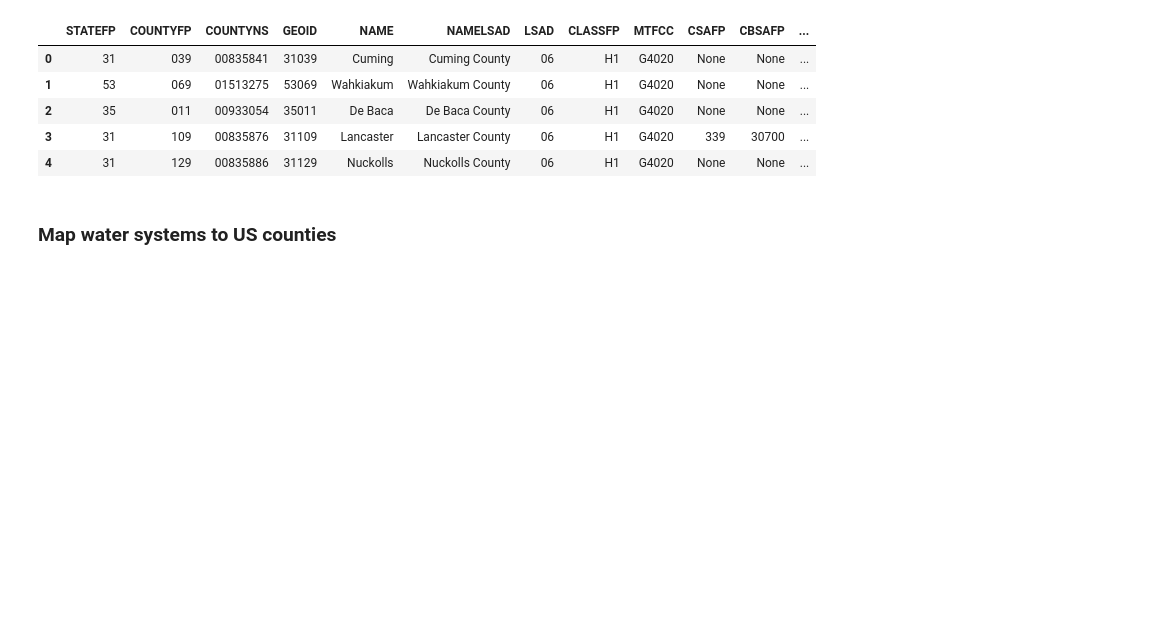
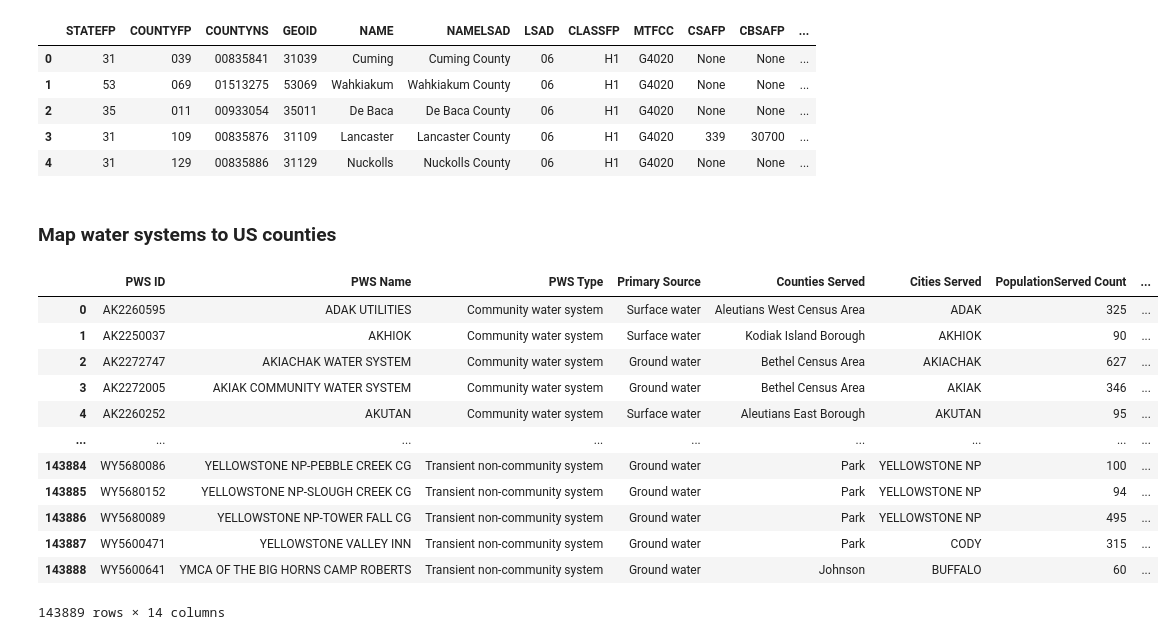
Before and after one commit to noahgarfinkle/otaku, a Jupyter notebook: Water Systems.ipynb, the cells around one changed output. Saved outputs shown, nothing was run; the diff lists cells and outputs as text; code cells hidden in the pictures; blank space fills up the shorter version.

Commit message:
merged all state codes to state water supplies

```diff
--- a/Water Systems.ipynb
+++ b/Water Systems.ipynb
@@ -17,6 +17,7 @@ import os
 folder_WaterSystems = "C:\\Users\\garfink2\\Documents\\data\\drinkingwater\\watersystems"
 csv_FacilityFiles = "C:\\Users\\garfink2\\Documents\\data\\drinkingwater\\national_combined\\NATIONAL_FACILITY_FILE.CSV"
 shp_USCounties = "C:\\Users\\garfink2\\Documents\\data\\basemap\\tl_2017_us_county\\tl_2017_us_county.shp"
+excel_StateFPCodes = "C:\\Users\\garfink2\\Documents\\data\\basemap\\statefpcodes.xlsx"
 # %% [markdown]
 ## Analyses
 # %% [markdown]
@@ -138,0 +138,20 @@ for k,v in
+# %%
+df_StateFPCodes = pd.read_excel(excel_StateFPCodes)
+# %%
+df_AllStateWaterSupplies = pd.merge(left=df_AllStateWaterSupplies,right=df_StateFPCodes,left_on="State",right_on="Postal Code")
+# %%
+df_AllStateWaterSupplies
+# %% [output]
+|  | PWS ID | PWS Name | PWS Type | Primary Source | Counties Served | Cities Served | PopulationServed Count | ... |
+| 0 | AK2260595 | ADAK UTILITIES | Community water system | Surface water | Aleutians West Census Area | ADAK | 325 | ... |
+| 1 | AK2250037 | AKHIOK | Community water system | Surface water | Kodiak Island Borough | AKHIOK | 90 | ... |
+| 2 | AK2272747 | AKIACHAK WATER SYSTEM | Community water system | Ground water | Bethel Census Area | AKIACHAK | 627 | ... |
+| 3 | AK2272005 | AKIAK COMMUNITY WATER SYSTEM | Community water system | Ground water | Bethel Census Area | AKIAK | 346 | ... |
+| 4 | AK2260252 | AKUTAN | Community water system | Surface water | Aleutians East Borough | AKUTAN | 95 | ... |
+| ... | ... | ... | ... | ... | ... | ... | ... | ... |
+| 143884 | WY5680086 | YELLOWSTONE NP-PEBBLE CREEK CG | Transient non-community system | Ground water | Park | YELLOWSTONE NP | 100 | ... |
+| 143885 | WY5680152 | YELLOWSTONE NP-SLOUGH CREEK CG | Transient non-community system | Ground water | Park | YELLOWSTONE NP | 94 | ... |
+| 143886 | WY5680089 | YELLOWSTONE NP-TOWER FALL CG | Transient non-community system | Ground water | Park | YELLOWSTONE NP | 495 | ... |
+| 143887 | WY5600471 | YELLOWSTONE VALLEY INN | Transient non-community system | Ground water | Park | CODY | 315 | ... |
+| 143888 | WY5600641 | YMCA OF THE BIG HORNS CAMP ROBERTS | Transient non-community system | Ground water | Johnson | BUFFALO | 60 | ... |
+143889 rows × 14 columns
```
Also changed, not shown: parts of 1 cell of this notebook.
